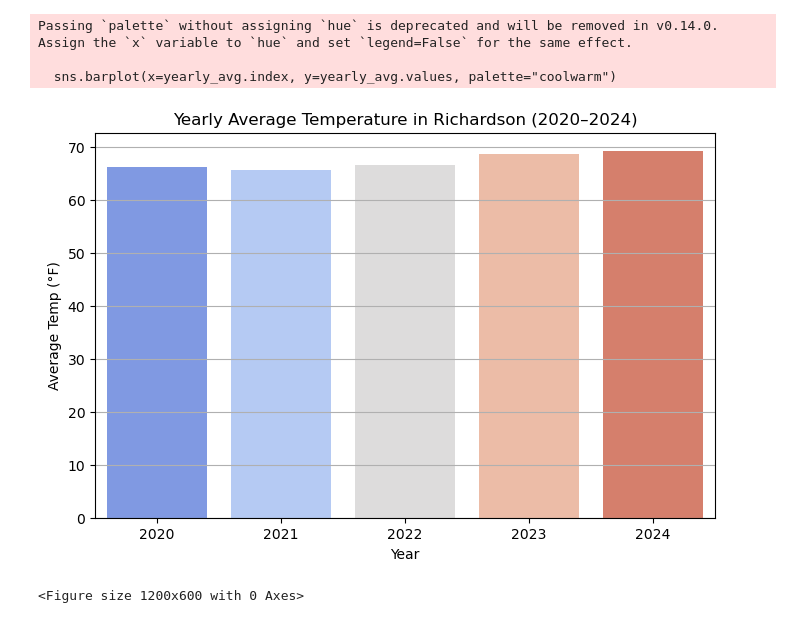
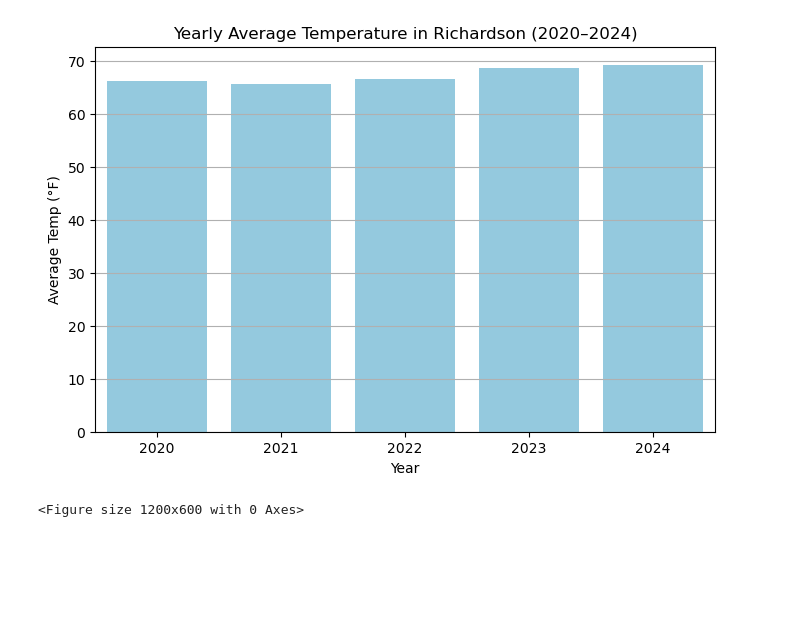
Before and after one commit to Reev132/richardson-weather-analysis, a Jupyter notebook: notebooks/3_Insights_Report.ipynb, the cells around one changed output. Drawn from its saved outputs; the diff is of its cells as text; code cells hidden in the pictures; blank space fills up the shorter version.

Commit message:
changed colors in notebook 3

```diff
--- a/notebooks/3_Insights_Report.ipynb
+++ b/notebooks/3_Insights_Report.ipynb
@@ -10,32 +10,29 @@
 # %%
 import pandas as pd
 import numpy as np
 import matplotlib.pyplot as plt
 import seaborn as sns
 
 df = pd.read_csv("C:\\Users\\harvi\\Desktop\\richardson-weather-analysis\\data\\richardson weather from 1-2020 to 12-2024.csv", parse_dates=['DATE'])
 df.set_index('DATE', inplace=True)
 
 df['year'] = df.index.year
 df['month'] = df.index.month
 df['dayofyear'] = df.index.dayofyear
 df['temp_range'] = df['TMAX'] - df['TMIN']
 df['TAVG'] = (df['TMAX'] + df['TMIN']) / 2
 
 yearly_avg = df.groupby('year')['TAVG'].mean()
 
 plt.figure(figsize=(8, 5))
-sns.barplot(x=yearly_avg.index, y=yearly_avg.values, palette="coolwarm")
+sns.barplot(x=yearly_avg.index, y=yearly_avg.values, color="skyblue", legend=False)
 plt.title("Yearly Average Temperature in Richardson (2020–2024)")
 plt.ylabel("Average Temp (°F)")
 plt.xlabel("Year")
 plt.grid(axis='y')
 plt.show()
 # %% [output]
-Passing `palette` without assigning `hue` is deprecated and will be removed in v0.14.0. Assign the `x` variable to `hue` and set `legend=False` for the same effect.
-
-  sns.barplot(x=yearly_avg.index, y=yearly_avg.values, palette="coolwarm")
-[figure, old version]
+[figure, new version]
 # %%
 Insight:
 We observe whether Richardson is experiencing gradual warming over the years. This can hint at local climate shifts, heatwave trends, or urban heat effects.
```
Also changed, not shown: parts of 1 cell of this notebook.
